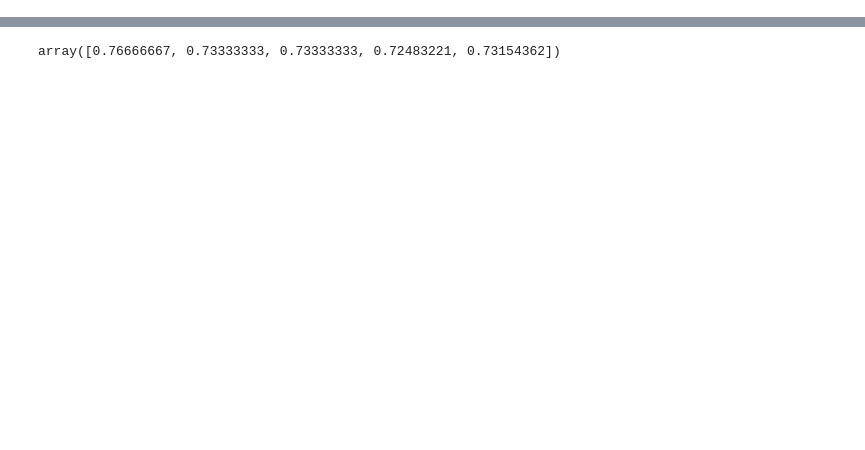
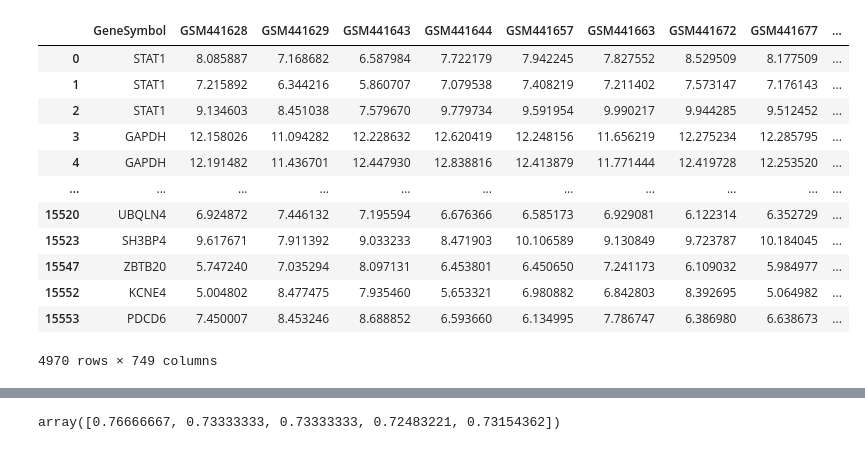
Before and after one commit to AlexFes/bc_classification, a Jupyter notebook: tool.ipynb, the cells around one changed output, grey strips where cells are left out. Drawn from its saved outputs; the diff is of its cells as text; code cells hidden in the pictures; blank space fills up the shorter version.

```diff
--- a/tool.ipynb
+++ b/tool.ipynb
@@ -61,0 +63,19 @@ class BcData:
+# %%
+df = BcData()
+df.filter_diff_percentile(qmax=0.75, qmin=0.25, threshold=1.5)
+df.filter_percentile(quantile=0.75, threshold=7)
+df.data
+# %% [output]
+|  | GeneSymbol | GSM441628 | GSM441629 | GSM441643 | GSM441644 | GSM441657 | GSM441663 | GSM441672 | GSM441677 | ... |
+| 0 | STAT1 | 8.085887 | 7.168682 | 6.587984 | 7.722179 | 7.942245 | 7.827552 | 8.529509 | 8.177509 | ... |
+| 1 | STAT1 | 7.215892 | 6.344216 | 5.860707 | 7.079538 | 7.408219 | 7.211402 | 7.573147 | 7.176143 | ... |
+| 2 | STAT1 | 9.134603 | 8.451038 | 7.579670 | 9.779734 | 9.591954 | 9.990217 | 9.944285 | 9.512452 | ... |
+| 3 | GAPDH | 12.158026 | 11.094282 | 12.228632 | 12.620419 | 12.248156 | 11.656219 | 12.275234 | 12.285795 | ... |
+| 4 | GAPDH | 12.191482 | 11.436701 | 12.447930 | 12.838816 | 12.413879 | 11.771444 | 12.419728 | 12.253520 | ... |
+| ... | ... | ... | ... | ... | ... | ... | ... | ... | ... | ... |
+| 15520 | UBQLN4 | 6.924872 | 7.446132 | 7.195594 | 6.676366 | 6.585173 | 6.929081 | 6.122314 | 6.352729 | ... |
+| 15523 | SH3BP4 | 9.617671 | 7.911392 | 9.033233 | 8.471903 | 10.106589 | 9.130849 | 9.723787 | 10.184045 | ... |
+| 15547 | ZBTB20 | 5.747240 | 7.035294 | 8.097131 | 6.453801 | 6.450650 | 7.241173 | 6.109032 | 5.984977 | ... |
+| 15552 | KCNE4 | 5.004802 | 8.477475 | 7.935460 | 5.653321 | 6.980882 | 6.842803 | 8.392695 | 5.064982 | ... |
+| 15553 | PDCD6 | 7.450007 | 8.453246 | 8.688852 | 6.593660 | 6.134995 | 7.786747 | 6.386980 | 6.638673 | ... |
+4970 rows × 749 columns
```
Also changed, not shown: parts of 7 cells of this notebook.
